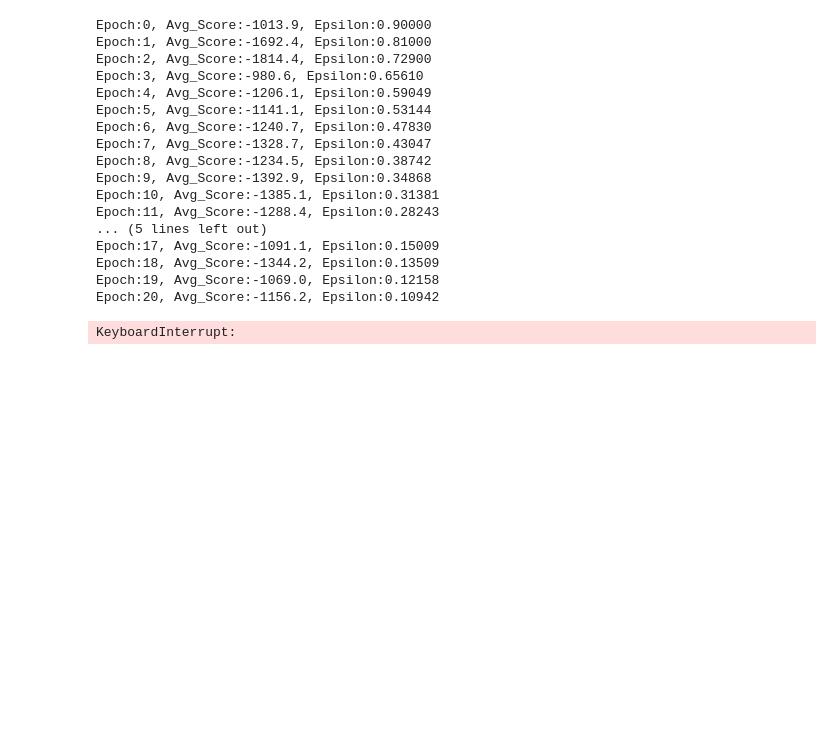
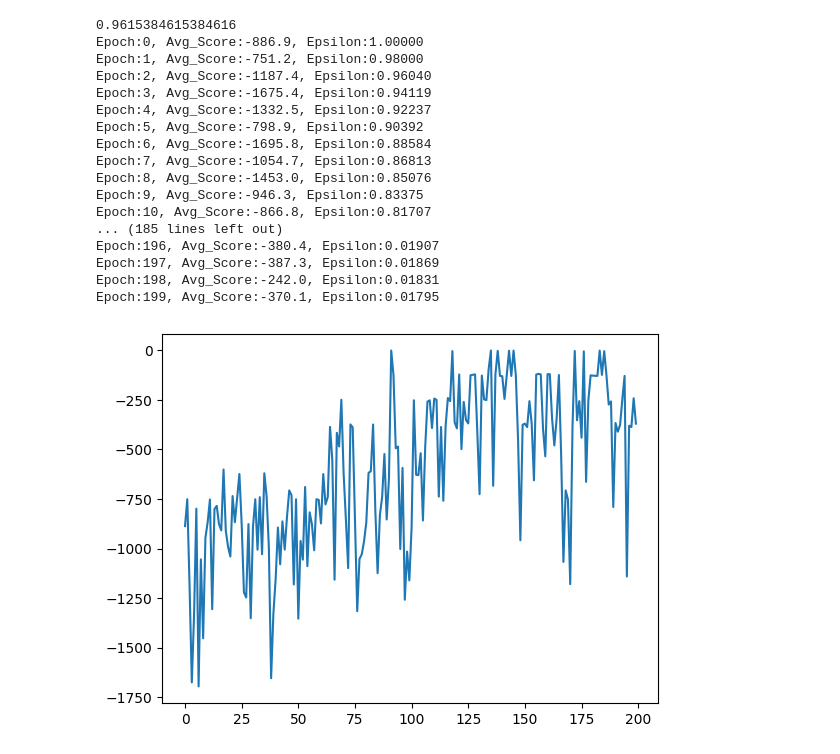
Before and after one commit to zacharylyj/Gymnasium_Pendulum_v1, a Jupyter notebook: progress/dqn.ipynb, the cells around one changed output. Saved outputs shown, nothing was run; the diff lists cells and outputs as text; code cells hidden in the pictures; blank space fills up the shorter version.

```diff
--- a/progress/dqn.ipynb
+++ b/progress/dqn.ipynb
@@ -67,20 +67,20 @@ class QNetwork(nn.Module):
 
 # Define the DQN agent class
 class DQNAgent:
-    def __init__(self):
+    def __init__(self, gamma_epoch):
         self.state_dim = 3
         self.action_dim = 11
-        self.lr = 0.01
-        self.gamma = 0.995
-        self.epsilon = 0.9
-        self.epsilon_decay = 0.9
+        self.lr = 0.005
+        self.gamma = (1-(1/gamma_epoch))
+        self.epsilon = 1
+        self.epsilon_decay = 0.98
         self.epsilon_min = 0.001
         self.buffer_size = 1000000
         self.batch_size = 256
         self.memory = ReplayBuffer(self.buffer_size)
         self.action_list = transform_action_values(self.action_dim, min_action=-2.0, max_action=2.0)
-
         self.Q = QNetwork(self.state_dim, self.action_dim, self.lr)
+        print(self.gamma)
 
     def select_action(self, state):
         random_number = np.random.rand()
@@ -117,7 +117,7 @@ if __name__ == '__main__':
     agent = DQNAgent()
     env = gym.make('Pendulum-v1')
 
-    EPOCHS = 100
+    EPOCHS = 200
     score_list = []
 
     while agent.memory.size() < 4 * agent.batch_size:
@@ -133,49 +133,48 @@ if __name__ == '__main__':
 
             agent.memory.put((state, action, reward, state_prime, terminated))
             state = state_prime
 
     for EP in range(EPOCHS):
         state, info = env.reset()
         score, done = 0.0, False
 
         while not done:
             action, real_action = agent.select_action(state)
 
             state_prime, reward, terminated, truncated, _ = env.step([real_action])
-
             agent.memory.put((state, action, reward, state_prime, terminated))
 
             agent.train_agent()
 
             if terminated or truncated:
                 done = True
 
             score += reward
 
             state = state_prime
 
         print("Epoch:{}, Avg_Score:{:.1f}, Epsilon:{:.5f}".format(EP, score, agent.epsilon))
         score_list.append(score)
         agent.epsilon = max(agent.epsilon_min, agent.epsilon * agent.epsilon_decay)
 
     plt.plot(score_list)
     plt.show()
 # %% [output]
-Epoch:0, Avg_Score:-1013.9, Epsilon:0.90000
-Epoch:1, Avg_Score:-1692.4, Epsilon:0.81000
-Epoch:2, Avg_Score:-1814.4, Epsilon:0.72900
-Epoch:3, Avg_Score:-980.6, Epsilon:0.65610
-Epoch:4, Avg_Score:-1206.1, Epsilon:0.59049
-Epoch:5, Avg_Score:-1141.1, Epsilon:0.53144
-Epoch:6, Avg_Score:-1240.7, Epsilon:0.47830
-Epoch:7, Avg_Score:-1328.7, Epsilon:0.43047
-Epoch:8, Avg_Score:-1234.5, Epsilon:0.38742
-Epoch:9, Avg_Score:-1392.9, Epsilon:0.34868
-Epoch:10, Avg_Score:-1385.1, Epsilon:0.31381
-Epoch:11, Avg_Score:-1288.4, Epsilon:0.28243
-... (5 lines left out)
-Epoch:17, Avg_Score:-1091.1, Epsilon:0.15009
-Epoch:18, Avg_Score:-1344.2, Epsilon:0.13509
-Epoch:19, Avg_Score:-1069.0, Epsilon:0.12158
-Epoch:20, Avg_Score:-1156.2, Epsilon:0.10942
+0.9615384615384616
+Epoch:0, Avg_Score:-886.9, Epsilon:1.00000
+Epoch:1, Avg_Score:-751.2, Epsilon:0.98000
+Epoch:2, Avg_Score:-1187.4, Epsilon:0.96040
+Epoch:3, Avg_Score:-1675.4, Epsilon:0.94119
+Epoch:4, Avg_Score:-1332.5, Epsilon:0.92237
+Epoch:5, Avg_Score:-798.9, Epsilon:0.90392
+Epoch:6, Avg_Score:-1695.8, Epsilon:0.88584
+Epoch:7, Avg_Score:-1054.7, Epsilon:0.86813
+Epoch:8, Avg_Score:-1453.0, Epsilon:0.85076
+Epoch:9, Avg_Score:-946.3, Epsilon:0.83375
+Epoch:10, Avg_Score:-866.8, Epsilon:0.81707
+... (185 lines left out)
+Epoch:196, Avg_Score:-380.4, Epsilon:0.01907
+Epoch:197, Avg_Score:-387.3, Epsilon:0.01869
+Epoch:198, Avg_Score:-242.0, Epsilon:0.01831
+Epoch:199, Avg_Score:-370.1, Epsilon:0.01795
-KeyboardInterrupt:
+[figure, added]
```
Also changed, not shown: 5 other files.
